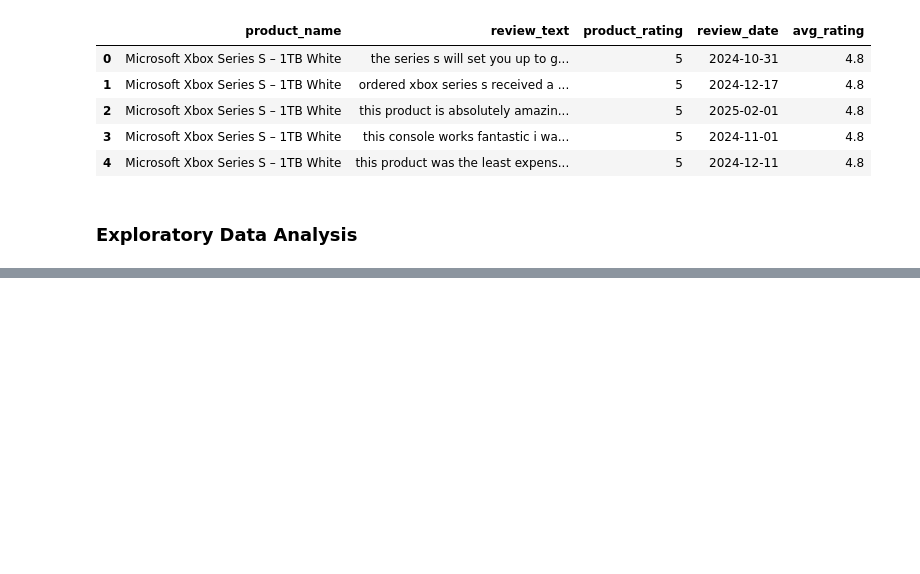
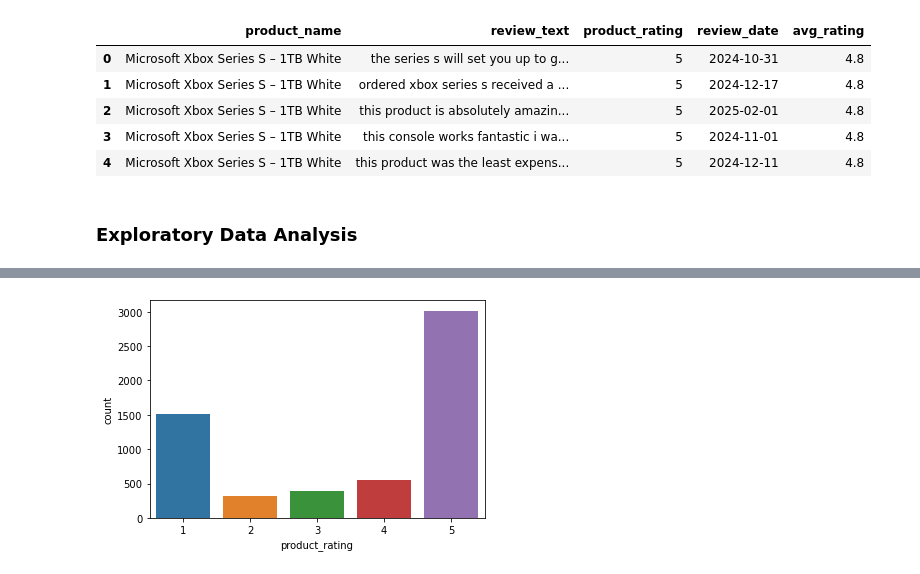
Before and after one commit to Masinde10/Group3-Phase5-Project, a Jupyter notebook: Sentiment Analysis.ipynb, the cells around one changed output, grey strips where cells are left out. Cells and saved outputs as stored; diff of their text form; code cells hidden in the pictures; blank space fills up the shorter version.

```diff
--- a/Sentiment Analysis.ipynb
+++ b/Sentiment Analysis.ipynb
@@ -225,0 +261,3 @@ df.head()
+# %%
+# Drop duplicates
+df.drop_duplicates(inplace=True)
@@ -225,0 +273,6 @@ df.head()
+# %%
+# Create a count plot to visualize the distribution of 'product_rating' values
+sns.countplot(data=df, x='product_rating')
+plt.show()
+# %% [output]
+[figure, added]
```
Also changed, not shown: parts of 29 cells of this notebook.
